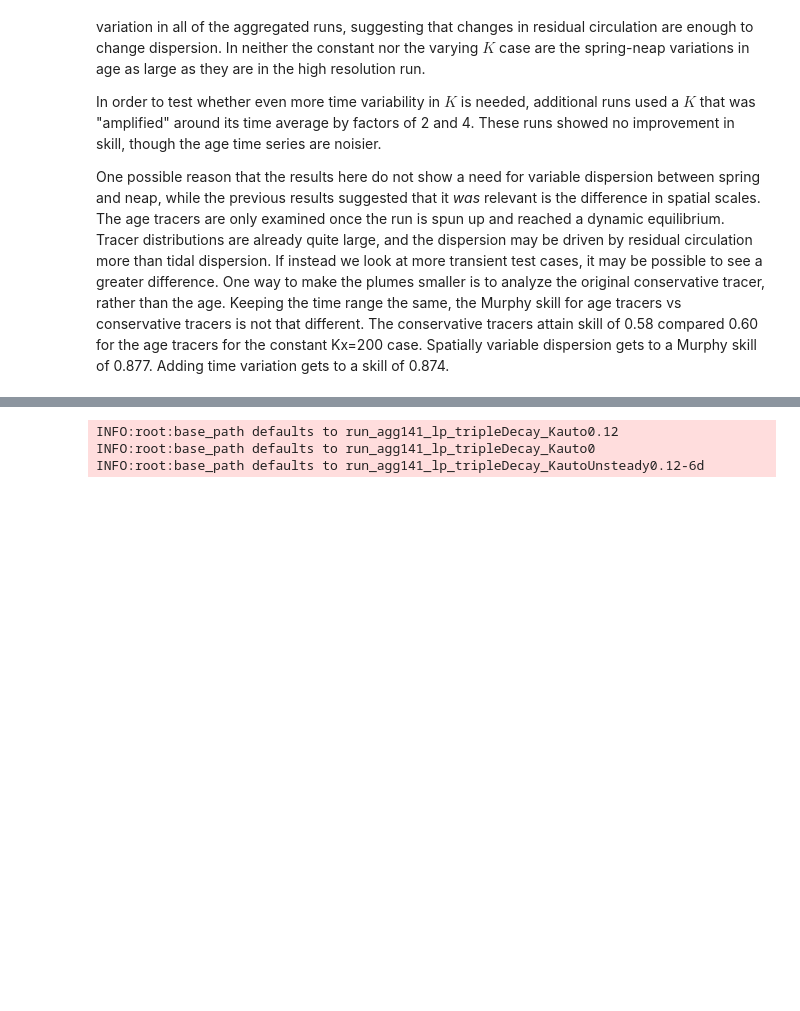
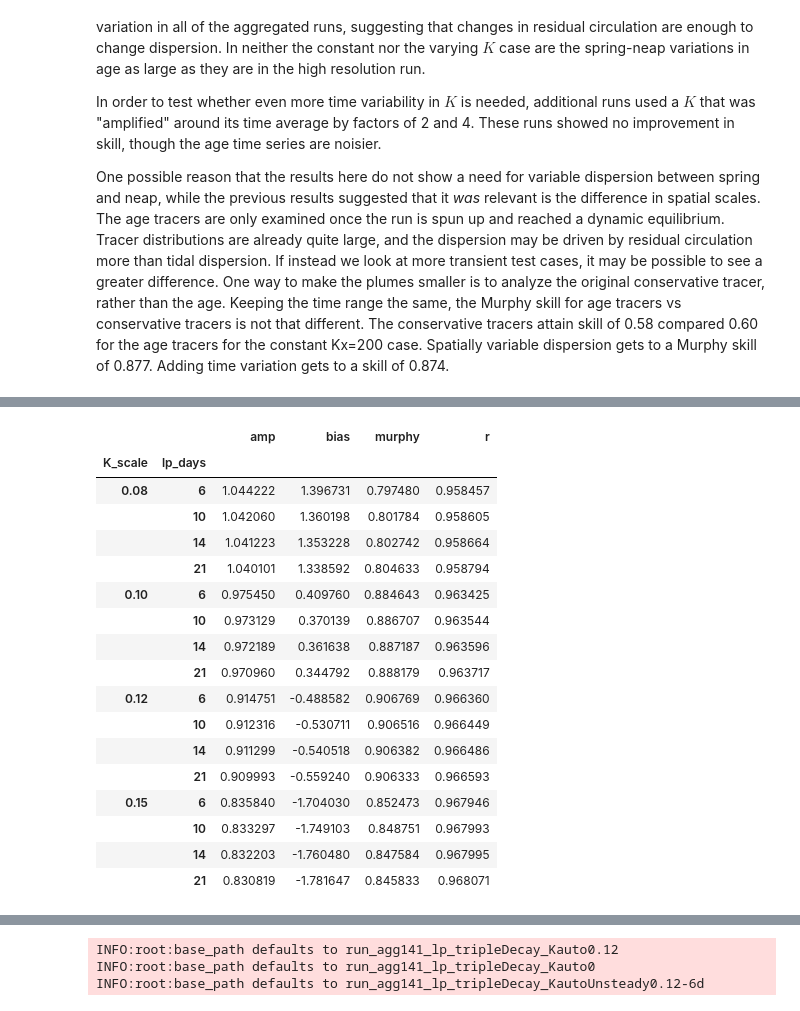
Before and after one commit to rustychris/agg_wy2013, a Jupyter notebook: tracer_tests/decay_tracer_v02.ipynb, the cells around one changed output, grey strips where cells are left out. Drawn from its saved outputs; the diff is of its cells as text; code cells hidden in the pictures; blank space fills up the shorter version.

Commit message:
Test and plot lowpass/pass for parameters in nontidal hydro.

```diff
--- a/tracer_tests/decay_tracer_v02.ipynb
+++ b/tracer_tests/decay_tracer_v02.ipynb
@@ -212,8 +210,6 @@ age3
 # %%
-# next layer of the onion -- scan parameters with just a spatially/temporally
-# constant base_x_dispersion.
-
-rows=[]
+# Same, but just the conservative tracer
+rows_consK_cTr=[]
 
 for K in [0,50,100,150,200,250,300,400,500,700,1000]:
     run=tc.DecayingPlume(hydro=hydro_agg141_lp,base_x_dispersion=K)
@@ -222,8 +218,7 @@ for K in [0,50,100,150,200,250,300,400,500,700,1000]:
     score = tc.decay_metrics(agg_tracers,orig_tracers,t_slc,cell_sel,
                              tracer_pattern="cTr.*")
     score['K']=K
-    rows.append( score )
-pd.DataFrame(rows)
+    rows_consK_cTr.append( score )
 # %% [output]
 INFO:root:base_path defaults to run_agg141_lp_tripleDecay
 INFO:root:Run seems to exist -- will not run again
@@ -285,15 +296,15 @@ specific to the 3 test regions).
 # %%
-rows2=[]
+rows_kauto_age=[]
 
 for K_scale in [0.0,0.01,0.02,0.05,0.08,0.10,0.12,0.15,0.20]:
     run=tc.DecayingPlumeKauto(hydro=hydro_agg141_lp,hydro_tidal=hydro_agg141,K_scale=K_scale)
     run.run_waq_model()
     agg_tracers= tc.agg_decay_tracers(run.wm,hydro_orig=hydro_orig,agg_grid=agg_grid,force=True)
     score = tc.decay_metrics(agg_tracers,orig_tracers,t_slc=t_slc,cell_sel=cell_sel,
-                             tracer_pattern="cTr.*")
+                             tracer_pattern="age.*")
     score['K_scale']=K_scale
     #print("K=%g: score=%.4f"%(K_scale,score['wilmott']))
-    rows2.append( score )
+    rows_kauto_age.append( score )
 # %% [output]
 INFO:root:base_path defaults to run_agg141_lp_tripleDecay_Kauto0
 INFO:root:Run seems to exist -- will not run again
@@ -378,7 +390,7 @@ not that different.  The conservative tracers attain skill of 0.58 compared 0.60
 for the age tracers for the constant Kx=200 case. Spatially variable dispersion
 gets to a Murphy skill of 0.877. Adding time variation gets to a skill of 0.874.
 # %%
-rows3=[]
+rows_kautounsteady_age=[]
 
 for lowpass_days in [6,10,14,21]:
     for K_scale in [0.08,0.10,0.12,0.15]: # [0.0,0.01,0.02,0.05,0.1,0.15,0.20]:
@@ -387,11 +399,10 @@ for lowpass_days in [6,10,14,21]:
         run.run_waq_model()
         agg_tracers= tc.agg_decay_tracers(run.wm,hydro_orig=hydro_orig,agg_grid=agg_grid,force=False)
         score = tc.decay_metrics(agg_tracers,orig_tracers,t_slc=t_slc,cell_sel=cell_sel,
-                                tracer_pattern='cTr.*')
+                                tracer_pattern='age.*')
         score['K_scale']=K_scale
         score['lp_days']=lowpass_days
-        rows3.append( score )
-pd.DataFrame(rows3).sort_values('murphy')
+        rows_kautounsteady_age.append( score )
 # %% [output]
 INFO:root:base_path defaults to run_agg141_lp_tripleDecay_KautoUnsteady0.08-6d
 INFO:root:Run seems to exist -- will not run again
@@ -430,3 +424,24 @@ INFO:utils:5041/5281
+# %%
+pd.DataFrame(rows_kautounsteady_age).sort_values('K_scale').set_index(['K_scale','lp_days']).loc[:,['amp','bias','murphy','r']]
+# %% [output]
+|  |  | amp | bias | murphy | r |
+| K_scale | lp_days |  |  |  |  |
+| 0.08 | 6 | 1.044222 | 1.396731 | 0.797480 | 0.958457 |
+|  | 10 | 1.042060 | 1.360198 | 0.801784 | 0.958605 |
+|  | 14 | 1.041223 | 1.353228 | 0.802742 | 0.958664 |
+|  | 21 | 1.040101 | 1.338592 | 0.804633 | 0.958794 |
+| 0.10 | 6 | 0.975450 | 0.409760 | 0.884643 | 0.963425 |
+|  | 10 | 0.973129 | 0.370139 | 0.886707 | 0.963544 |
+|  | 14 | 0.972189 | 0.361638 | 0.887187 | 0.963596 |
+|  | 21 | 0.970960 | 0.344792 | 0.888179 | 0.963717 |
+| 0.12 | 6 | 0.914751 | -0.488582 | 0.906769 | 0.966360 |
+|  | 10 | 0.912316 | -0.530711 | 0.906516 | 0.966449 |
+|  | 14 | 0.911299 | -0.540518 | 0.906382 | 0.966486 |
+|  | 21 | 0.909993 | -0.559240 | 0.906333 | 0.966593 |
+| 0.15 | 6 | 0.835840 | -1.704030 | 0.852473 | 0.967946 |
+|  | 10 | 0.833297 | -1.749103 | 0.848751 | 0.967993 |
+|  | 14 | 0.832203 | -1.760480 | 0.847584 | 0.967995 |
+|  | 21 | 0.830819 | -1.781647 | 0.845833 | 0.968071 |
 # %%
 pd.DataFrame(rows3).sort_values('murphy')
 # %% [output]
```
Also changed, not shown: parts of 12 cells of this notebook, 4 other files.
